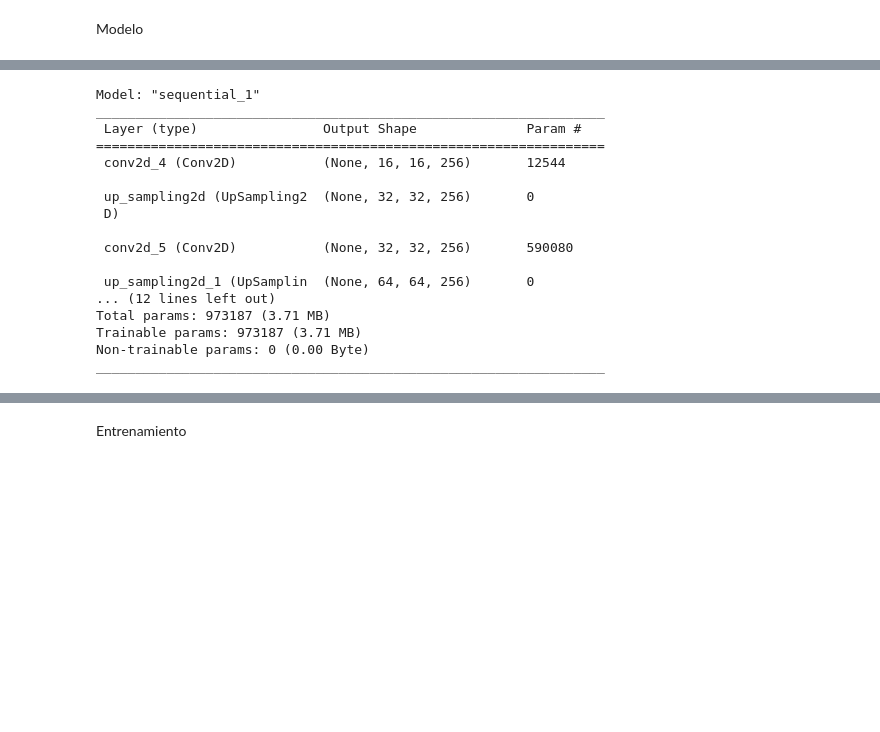
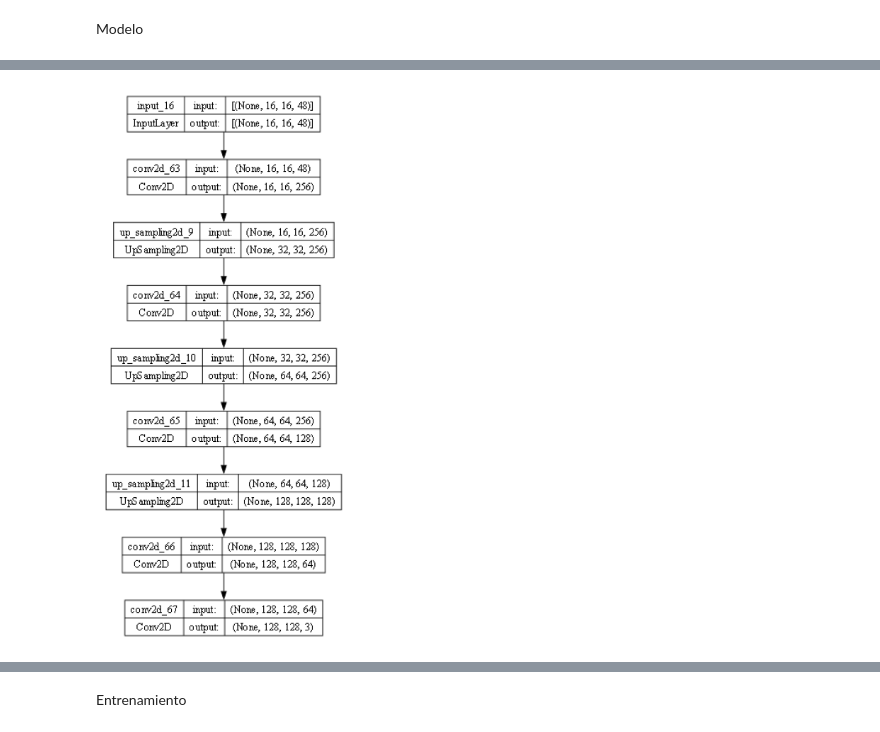
Before and after one commit to AlvaroMonteroB/Deep_Learning, a Jupyter notebook: Temas Selectos/P2/AUTOENCODER/Image_autoencoder/main.ipynb, the cells around one changed output, grey strips where cells are left out. Cells and saved outputs as stored; diff of their text form; code cells hidden in the pictures; blank space fills up the shorter version.

```diff
--- a/Temas Selectos/P2/AUTOENCODER/Image_autoencoder/main.ipynb
+++ b/Temas Selectos/P2/AUTOENCODER/Image_autoencoder/main.ipynb
@@ -163,36 +123,27 @@ _________________________________________________________________
 # %%
-decoder=tf.keras.Sequential([
-    tf.keras.layers.Input(shape=Latent_size),
-    tf.keras.layers.Conv2D(256,(1,1),activation='relu',padding='same'),
-    tf.keras.layers.UpSampling2D((2,2)),
-    tf.keras.layers.Conv2D(256,(3,3),activation='relu',padding='same'),
-    tf.keras.layers.UpSampling2D((2,2)),
-    tf.keras.layers.Conv2D(128,(3,3),activation='relu',padding='same'),
-    tf.keras.layers.UpSampling2D((2,2)),
-    tf.keras.layers.Conv2D(64,(3,3),activation='relu',padding='same'),
-    tf.keras.layers.Conv2D(3,(3,3),activation='sigmoid',padding='same')
 
-])
-#decoder.build()
-decoder.summary()
+
+input_layer2=tf.keras.layers.Input(shape=Latent_size)
+Y=tf.keras.layers.Conv2D(256,(1,1),activation='relu',padding='same')(input_layer2)
+Y=tf.keras.layers.UpSampling2D((2,2))(Y)
+Y=tf.keras.layers.Conv2D(256,(3,3),activation='relu',padding='same')(Y)
+Y=tf.keras.layers.UpSampling2D((2,2))(Y)
+Y=tf.keras.layers.Conv2D(128,(3,3),activation='relu',padding='same')(Y)
+Y=tf.keras.layers.UpSampling2D((2,2))(Y)
+Y=tf.keras.layers.Conv2D(64,(3,3),activation='relu',padding='same')(Y)
+Y=tf.keras.layers.Conv2D(3,(3,3),activation='sigmoid',padding='same')(Y)
+
+decoder=tf.keras.Model(inputs=input_layer2,outputs=Y)
+
+tf.keras.utils.plot_model(decoder,to_file='decoder.png', show_shapes=True, dpi=64,show_dtype=False)
+Latent_size=(16,16,48)
+img = mpimg.imread('/mnt/d/Repositorios/Deep_Learning/Temas Selectos/P2/AUTOENCODER/Image_autoencoder/decoder.png')
+plt.figure(figsize=(10, 10))
+imgplot = plt.imshow(img)
+plt.axis('off')
+plt.show()
 # %% [output]
-Model: "sequential_1"
-_________________________________________________________________
- Layer (type)                Output Shape              Param #
-=================================================================
- conv2d_4 (Conv2D)           (None, 16, 16, 256)       12544
-
- up_sampling2d (UpSampling2  (None, 32, 32, 256)       0
- D)
-
- conv2d_5 (Conv2D)           (None, 32, 32, 256)       590080
-
- up_sampling2d_1 (UpSamplin  (None, 64, 64, 256)       0
-... (12 lines left out)
-Total params: 973187 (3.71 MB)
-Trainable params: 973187 (3.71 MB)
-Non-trainable params: 0 (0.00 Byte)
-_________________________________________________________________
+[figure, added]
 # %%
 encoded_input=encoder.input
 encoded_output=encoder.output
```
Also changed, not shown: parts of 10 cells of this notebook, 2 other files.
